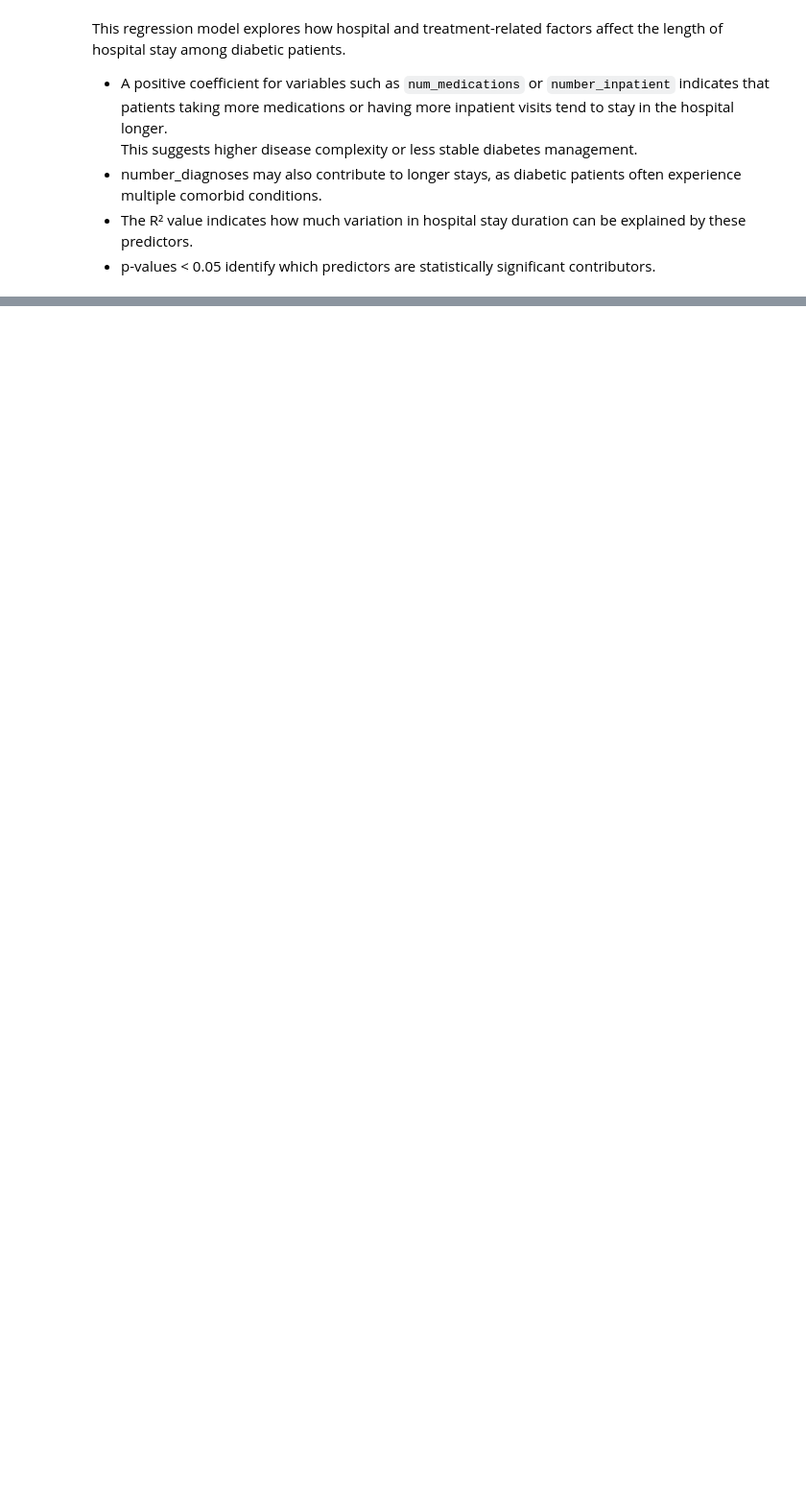
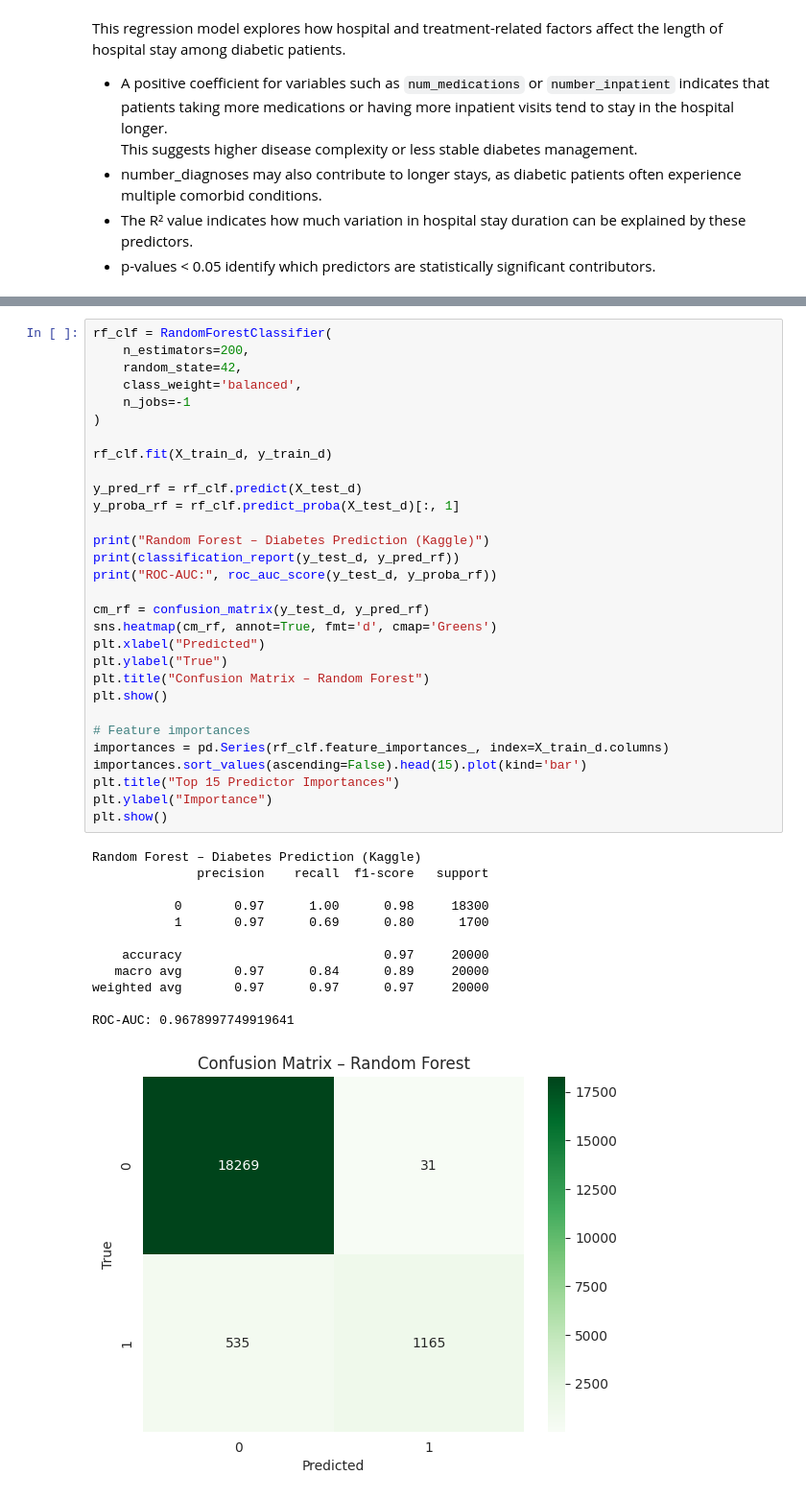
Before and after one commit to data5100-group/diabetes-risk-analysis, a Jupyter notebook: code/DiabetesProject.ipynb, the cells around one changed output, grey strips where cells are left out. Shown at 96% size. Saved outputs shown, nothing was run; the diff lists cells and outputs as text; blank space fills up the shorter version.

```diff
--- a/code/DiabetesProject.ipynb
+++ b/code/DiabetesProject.ipynb
@@ -594,0 +720,43 @@ affect the length of hospital stay among diabetic patients.
+# %%
+rf_clf = RandomForestClassifier(
+    n_estimators=200,
+    random_state=42,
+    class_weight='balanced',
+    n_jobs=-1
+)
+
+rf_clf.fit(X_train_d, y_train_d)
+
+y_pred_rf = rf_clf.predict(X_test_d)
+y_proba_rf = rf_clf.predict_proba(X_test_d)[:, 1]
+
+print("Random Forest – Diabetes Prediction (Kaggle)")
+print(classification_report(y_test_d, y_pred_rf))
+print("ROC-AUC:", roc_auc_score(y_test_d, y_proba_rf))
+
+cm_rf = confusion_matrix(y_test_d, y_pred_rf)
+sns.heatmap(cm_rf, annot=True, fmt='d', cmap='Greens')
+plt.xlabel("Predicted")
+plt.ylabel("True")
+plt.title("Confusion Matrix – Random Forest")
+plt.show()
+
+# Feature importances
+importances = pd.Series(rf_clf.feature_importances_, index=X_train_d.columns)
+importances.sort_values(ascending=False).head(15).plot(kind='bar')
+plt.title("Top 15 Predictor Importances")
+plt.ylabel("Importance")
+plt.show()
+# %% [output]
+Random Forest – Diabetes Prediction (Kaggle)
+              precision    recall  f1-score   support
+
+           0       0.97      1.00      0.98     18300
+           1       0.97      0.69      0.80      1700
+
+    accuracy                           0.97     20000
+   macro avg       0.97      0.84      0.89     20000
+weighted avg       0.97      0.97      0.97     20000
+
+ROC-AUC: 0.9678997749919641
+[figure, added]
```
Also changed, not shown: parts of 44 cells of this notebook, 1 other file.
